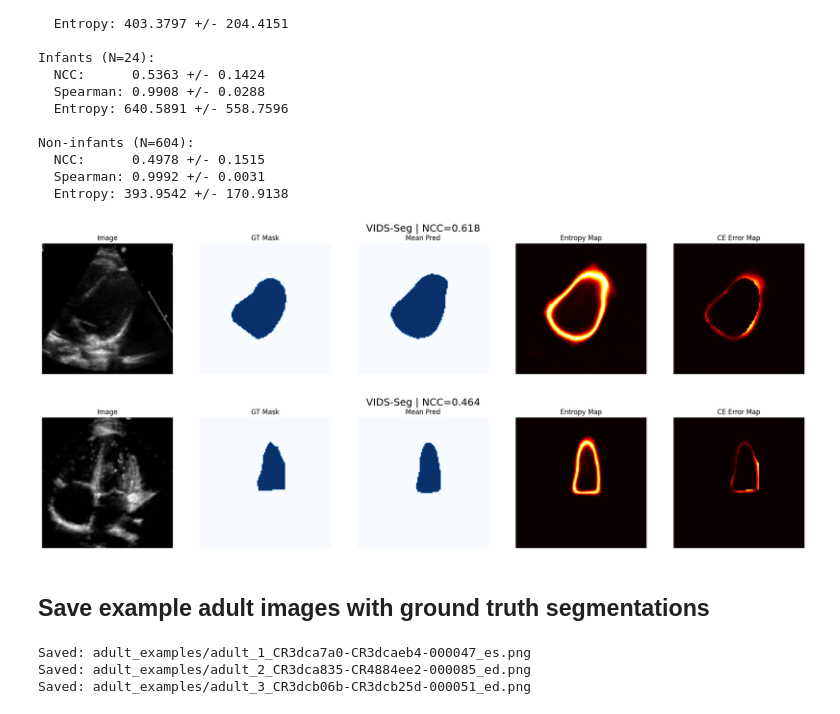
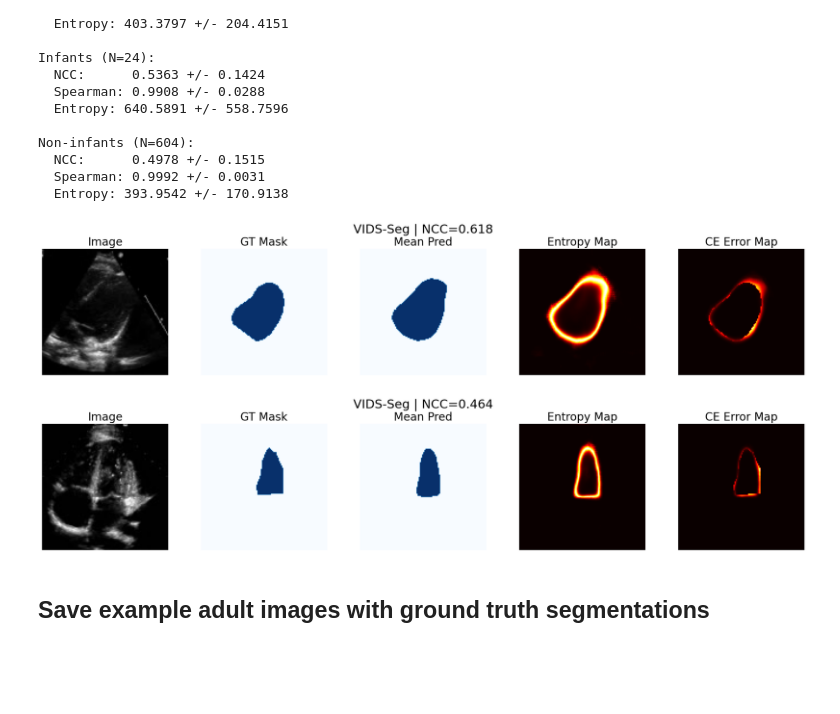
Before and after one commit to paulkogni/echonet, a Jupyter notebook: exp/exp032_uncertainty_corr_vids.ipynb, the cells around one changed output. Drawn from its saved outputs; the diff is of its cells as text; code cells hidden in the pictures; blank space fills up the shorter version.

Commit message:
bigger fontsizes

```diff
--- a/exp/exp032_uncertainty_corr_vids.ipynb
+++ b/exp/exp032_uncertainty_corr_vids.ipynb
@@ -164,69 +164,65 @@ Non-infants (N=604):
 # %%
 def plot_example(sample, save_path=None):
     with h5py.File(os.path.join(path_to_data_inf,  sample['file']), 'r') as inf_f, \
          h5py.File(os.path.join(path_to_data_test, sample['file']), 'r') as gt_f:
         logits_arr = inf_f[sample['phase']]['logits'][()]
         gt_mask    = gt_f[sample['phase']]['mask'][()].astype(int)
         img        = gt_f[sample['phase']]['image'][()]
 
     mean_probs = to_mean_probs(logits_arr, is_softmax=is_softmax)
     ent  = entropy_map(mean_probs)
     err  = ce_error_map(mean_probs, gt_mask)
     pred = np.argmax(mean_probs, axis=0)
 
     fig, axes = plt.subplots(1, 5, figsize=(20, 4))
-    axes[0].imshow(img,     cmap='gray');  axes[0].set_title('Image');        axes[0].axis('off')
-    axes[1].imshow(gt_mask, cmap='Blues'); axes[1].set_title('GT Mask');      axes[1].axis('off')
-    axes[2].imshow(pred,    cmap='Blues'); axes[2].set_title('Mean Pred');    axes[2].axis('off')
-    axes[3].imshow(ent,     cmap='hot');   axes[3].set_title('Entropy Map');  axes[3].axis('off')
-    axes[4].imshow(err,     cmap='hot');   axes[4].set_title('CE Error Map'); axes[4].axis('off')
+    axes[0].imshow(img,     cmap='gray');  axes[0].set_title('Image', fontsize=20);        axes[0].axis('off')
+    axes[1].imshow(gt_mask, cmap='Blues'); axes[1].set_title('GT Mask', fontsize=20);      axes[1].axis('off')
+    axes[2].imshow(pred,    cmap='Blues'); axes[2].set_title('Mean Pred', fontsize=20);    axes[2].axis('off')
+    axes[3].imshow(ent,     cmap='hot');   axes[3].set_title('Entropy Map', fontsize=20);  axes[3].axis('off')
+    axes[4].imshow(err,     cmap='hot');   axes[4].set_title('CE Error Map', fontsize=20); axes[4].axis('off')
     # fig.suptitle(f'{title_prefix} | {model_name} | {sample["file"]} | {sample["phase"].upper()} '
                 #  f'| NCC={sample["ncc"]:.3f}')
-    fig.suptitle(f'VIDS-Seg | NCC={sample["ncc"]:.3f}', size=18)
+    fig.suptitle(f'VIDS-Seg | NCC={sample["ncc"]:.3f}', size=22)
     plt.tight_layout()
     if save_path:
         plt.savefig(f'{save_path}.pdf')
     plt.show()
 
 
 
 np.random.seed(0)
 infant_sample     = df[df['age_group'] == 'infant'].sample(10).iloc[2]
 non_infant_sample = df[df['age_group'] == 'non-infant'].sample(1).iloc[0]
 
 plot_example(infant_sample, 'vids')
 plot_example(non_infant_sample)
 # %% [output]
-[figure, old version]
+[figure, new version]
-[figure, old version]
+[figure, new version]
 # %% [markdown]
 ## Save example adult images with ground truth segmentations
 # %%
-import matplotlib
-matplotlib.use('Agg')
+# import matplotlib
+# matplotlib.use('Agg')
 
-save_dir = 'adult_examples'
-os.makedirs(save_dir, exist_ok=True)
+# save_dir = 'adult_examples'
+# os.makedirs(save_dir, exist_ok=True)
 
-np.random.seed(1)
-adult_samples = df[df['age_group'] == 'non-infant'].sample(3)
+# np.random.seed(1)
+# adult_samples = df[df['age_group'] == 'non-infant'].sample(3)
 
-for i, (_, sample) in enumerate(adult_samples.iterrows()):
-    gt_path = os.path.join(path_to_data_test, sample['file'])
-    with h5py.File(gt_path, 'r') as gt_f:
-        img     = gt_f[sample['phase']]['image'][()]
-        gt_mask = gt_f[sample['phase']]['mask'][()].astype(int)
+# for i, (_, sample) in enumerate(adult_samples.iterrows()):
+#     gt_path = os.path.join(path_to_data_test, sample['file'])
+#     with h5py.File(gt_path, 'r') as gt_f:
+#         img     = gt_f[sample['phase']]['image'][()]
+#         gt_mask = gt_f[sample['phase']]['mask'][()].astype(int)
 
-    fig, axes = plt.subplots(1, 2, figsize=(8, 4))
-    axes[0].imshow(img,     cmap='gray');  axes[0].set_title('Image');        axes[0].axis('off')
-    axes[1].imshow(gt_mask, cmap='Blues'); axes[1].set_title('GT Mask');      axes[1].axis('off')
-    fig.suptitle(f'Adult | {sample["file"]} | {sample["phase"].upper()}', size=13)
-    plt.tight_layout()
-    out_path = os.path.join(save_dir, f'adult_{i+1}_{sample["file"][:-3]}_{sample["phase"]}.png')
-    plt.savefig(out_path, dpi=150)
-    plt.show()
-    print(f'Saved: {out_path}')
+#     fig, axes = plt.subplots(1, 2, figsize=(8, 4))
+#     axes[0].imshow(img,     cmap='gray');  axes[0].set_title('Image');        axes[0].axis('off')
+#     axes[1].imshow(gt_mask, cmap='Blues'); axes[1].set_title('GT Mask');      axes[1].axis('off')
+#     fig.suptitle(f'Adult | {sample["file"]} | {sample["phase"].upper()}', size=13)
+#     plt.tight_layout()
+#     out_path = os.path.join(save_dir, f'adult_{i+1}_{sample["file"][:-3]}_{sample["phase"]}.png')
+#     plt.savefig(out_path, dpi=150)
+#     plt.show()
+#     print(f'Saved: {out_path}')
-# %% [output]
-Saved: adult_examples/adult_1_CR3dca7a0-CR3dcaeb4-000047_es.png
-Saved: adult_examples/adult_2_CR3dca835-CR4884ee2-000085_ed.png
-Saved: adult_examples/adult_3_CR3dcb06b-CR3dcb25d-000051_ed.png
```
Also changed, not shown: 5 other files.
